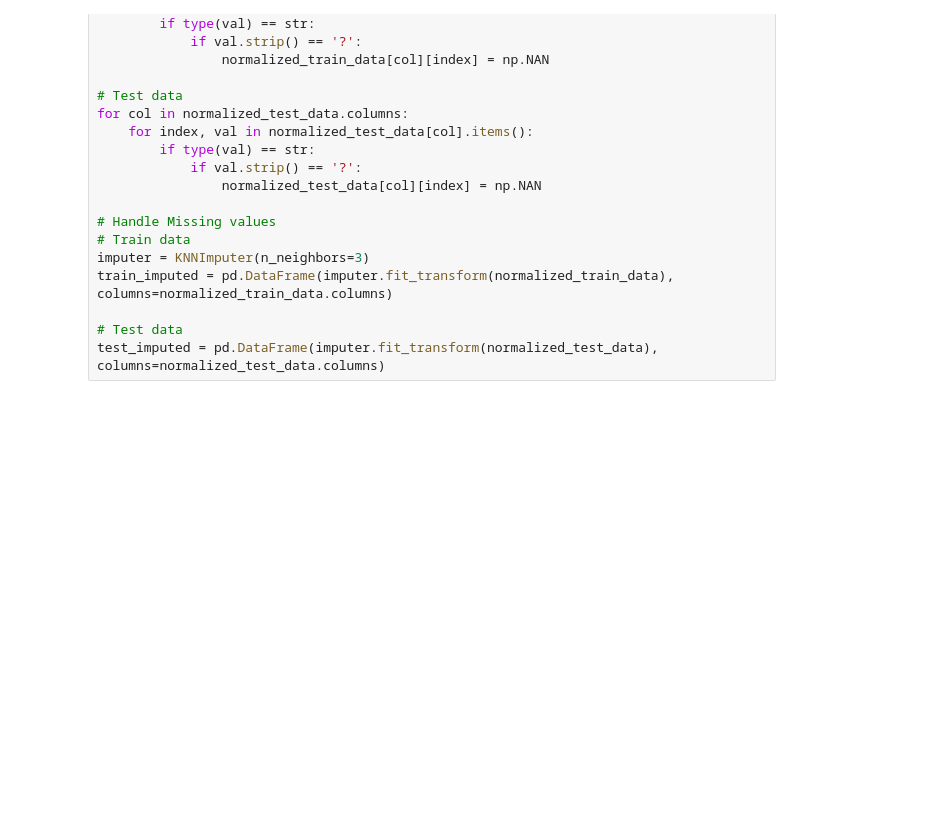
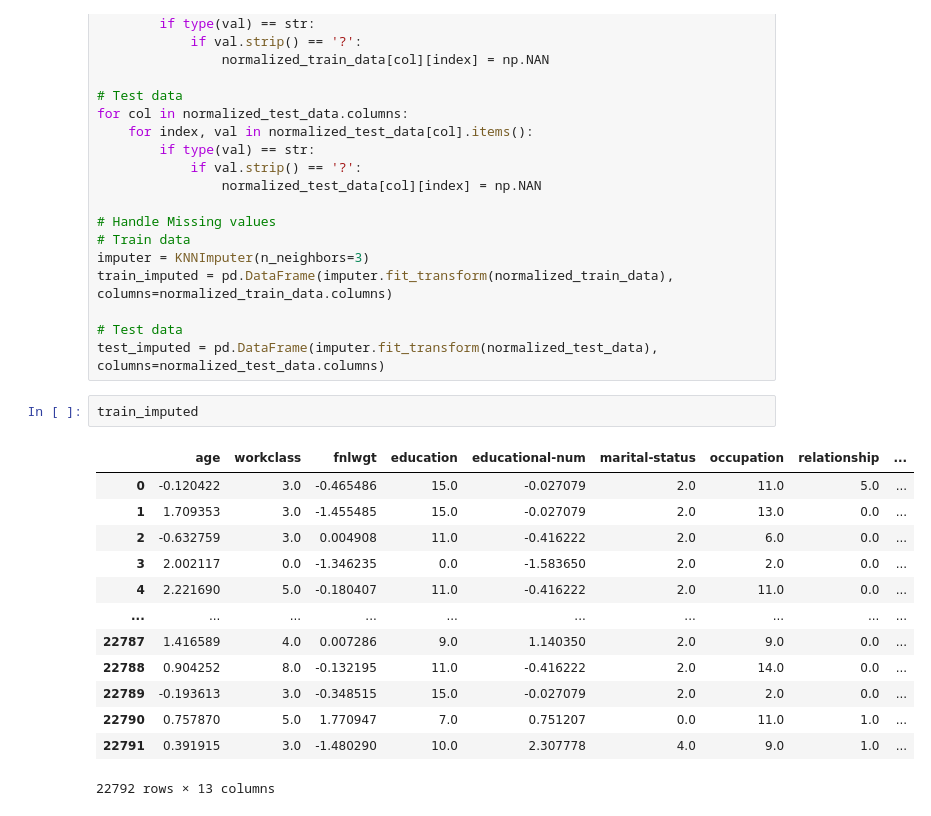
Before and after one commit to yazdanzv/ML_Project_no5, a Jupyter notebook: main.ipynb, the cells around one changed output. Cells and saved outputs as stored; diff of their text form; blank space fills up the shorter version.

Commit message:
question 2 training part

```diff
--- a/main.ipynb
+++ b/main.ipynb
@@ -211,3 +213,19 @@ train_imputed = pd.DataFrame(imputer.fit_transform(normalized_train_data), colum
 
 # Test data
 test_imputed = pd.DataFrame(imputer.fit_transform(normalized_test_data), columns=normalized_test_data.columns)
+# %%
+train_imputed
+# %% [output]
+|  | age | workclass | fnlwgt | education | educational-num | marital-status | occupation | relationship | ... |
+| 0 | -0.120422 | 3.0 | -0.465486 | 15.0 | -0.027079 | 2.0 | 11.0 | 5.0 | ... |
+| 1 | 1.709353 | 3.0 | -1.455485 | 15.0 | -0.027079 | 2.0 | 13.0 | 0.0 | ... |
+| 2 | -0.632759 | 3.0 | 0.004908 | 11.0 | -0.416222 | 2.0 | 6.0 | 0.0 | ... |
+| 3 | 2.002117 | 0.0 | -1.346235 | 0.0 | -1.583650 | 2.0 | 2.0 | 0.0 | ... |
+| 4 | 2.221690 | 5.0 | -0.180407 | 11.0 | -0.416222 | 2.0 | 11.0 | 0.0 | ... |
+| ... | ... | ... | ... | ... | ... | ... | ... | ... | ... |
+| 22787 | 1.416589 | 4.0 | 0.007286 | 9.0 | 1.140350 | 2.0 | 9.0 | 0.0 | ... |
+| 22788 | 0.904252 | 8.0 | -0.132195 | 11.0 | -0.416222 | 2.0 | 14.0 | 0.0 | ... |
+| 22789 | -0.193613 | 3.0 | -0.348515 | 15.0 | -0.027079 | 2.0 | 2.0 | 0.0 | ... |
+| 22790 | 0.757870 | 5.0 | 1.770947 | 7.0 | 0.751207 | 0.0 | 11.0 | 1.0 | ... |
+| 22791 | 0.391915 | 3.0 | -1.480290 | 10.0 | 2.307778 | 4.0 | 9.0 | 1.0 | ... |
+22792 rows × 13 columns
```
Also changed, not shown: parts of 7 cells of this notebook.
